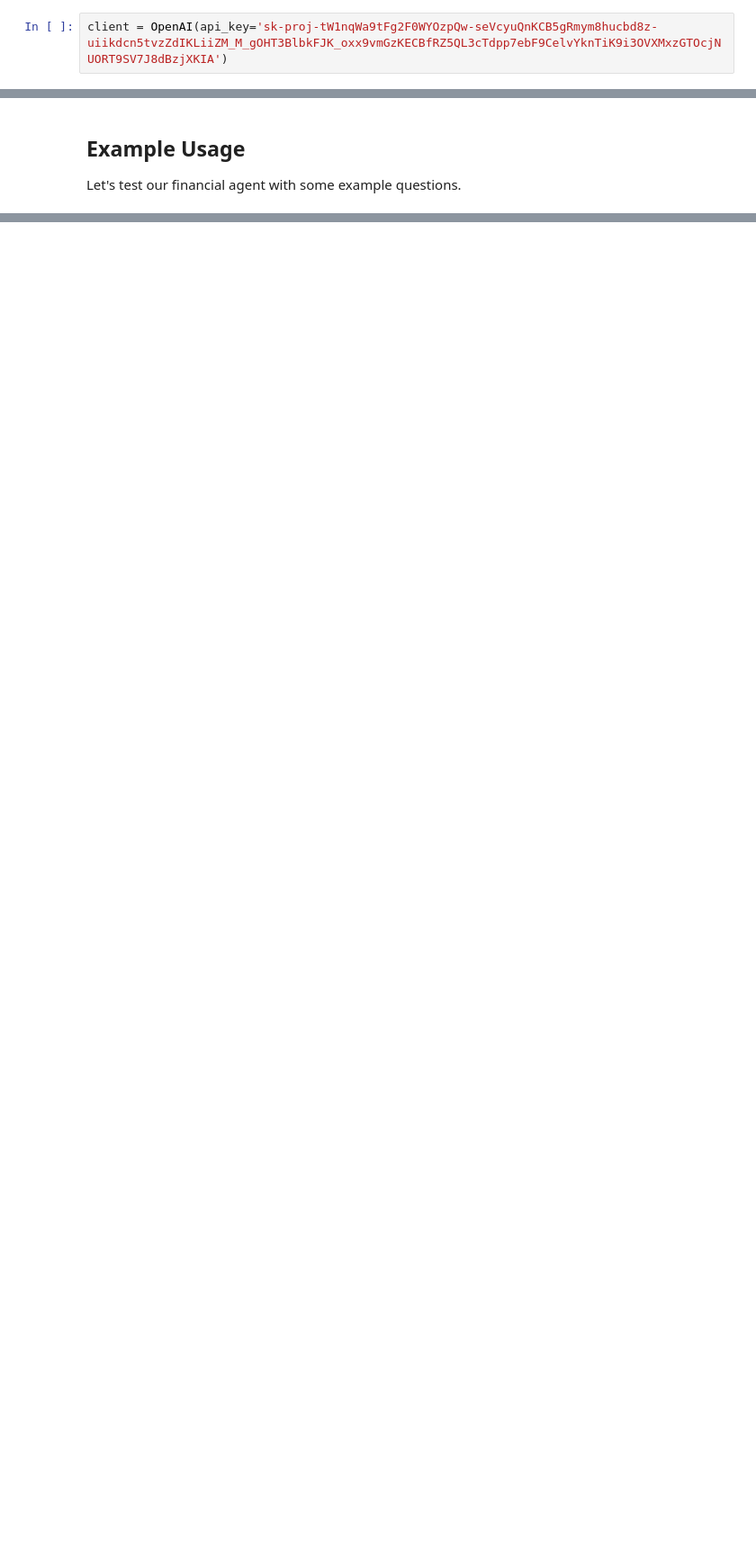
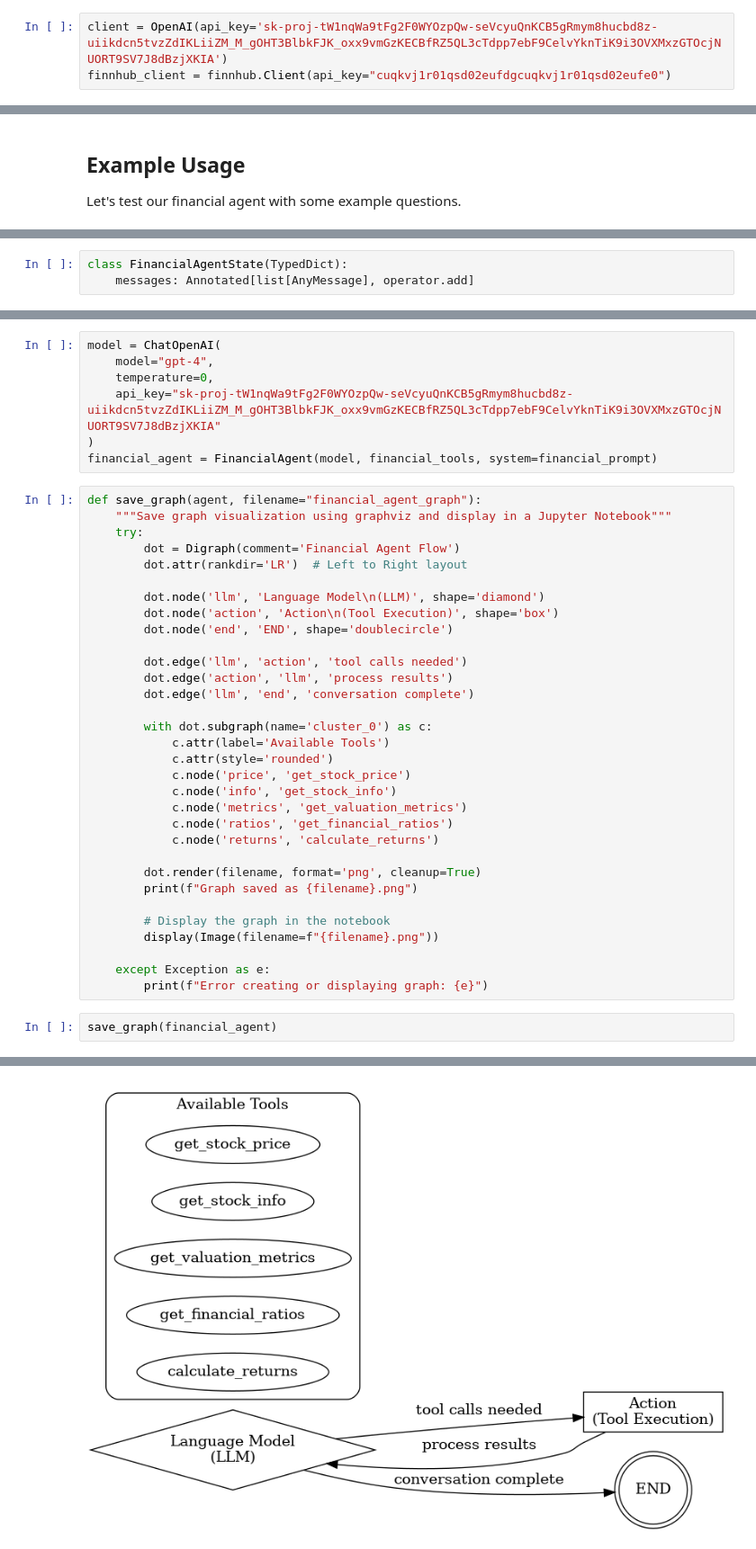
Before and after one commit to sebasnin/agent, a Jupyter notebook: langgr.ipynb, the cells around one changed output, grey strips where cells are left out. Shown at 90% size. Saved outputs shown, nothing was run; the diff lists cells and outputs as text; blank space fills up the shorter version.

```diff
--- a/langgr.ipynb
+++ b/langgr.ipynb
@@ -22,2 +21,3 @@ from graphviz import Digraph
 # %%
 client = OpenAI(api_key='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')
+finnhub_client = finnhub.Client(api_key="cuqkvj1r01qsd02eufdgcuqkvj1r01qsd02eufe0")
@@ -290,0 +315,3 @@ In this section, we will use the `langgraph` library to create a financial agent
+# %%
+class FinancialAgentState(TypedDict):
+    messages: Annotated[list[AnyMessage], operator.add]
@@ -290,0 +420,42 @@ In this section, we will use the `langgraph` library to create a financial agent
+# %%
+model = ChatOpenAI(
+    model="gpt-4",
+    temperature=0,
+    api_key="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"
+)
+financial_agent = FinancialAgent(model, financial_tools, system=financial_prompt)
+# %%
+def save_graph(agent, filename="financial_agent_graph"):
+    """Save graph visualization using graphviz and display in a Jupyter Notebook"""
+    try:
+        dot = Digraph(comment='Financial Agent Flow')
+        dot.attr(rankdir='LR')  # Left to Right layout
+
+        dot.node('llm', 'Language Model\n(LLM)', shape='diamond')
+        dot.node('action', 'Action\n(Tool Execution)', shape='box')
+        dot.node('end', 'END', shape='doublecircle')
+
+        dot.edge('llm', 'action', 'tool calls needed')
+        dot.edge('action', 'llm', 'process results')
+        dot.edge('llm', 'end', 'conversation complete')
+
+        with dot.subgraph(name='cluster_0') as c:
+            c.attr(label='Available Tools')
+            c.attr(style='rounded')
+            c.node('price', 'get_stock_price')
+            c.node('info', 'get_stock_info')
+            c.node('metrics', 'get_valuation_metrics')
+            c.node('ratios', 'get_financial_ratios')
+            c.node('returns', 'calculate_returns')
+
+        dot.render(filename, format='png', cleanup=True)
+        print(f"Graph saved as {filename}.png")
+
+        # Display the graph in the notebook
+        display(Image(filename=f"{filename}.png"))
+
+    except Exception as e:
+        print(f"Error creating or displaying graph: {e}")
+# %%
+save_graph(financial_agent)
+# %% [output]
@@ -290,0 +463 @@ In this section, we will use the `langgraph` library to create a financial agent
+[figure, added]
```
Also changed, not shown: parts of 20 cells of this notebook.
